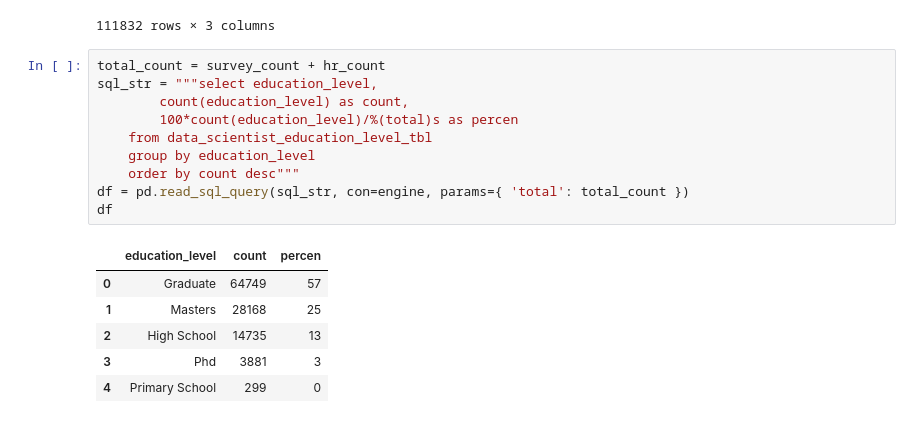
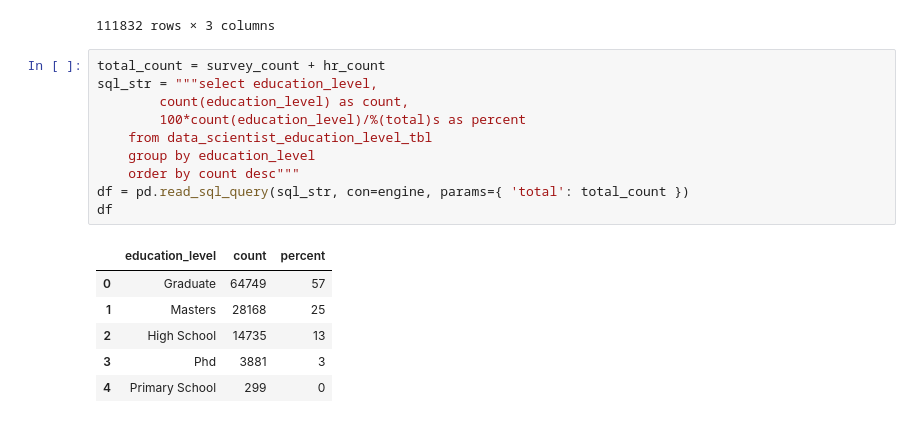
Before and after one commit to jwhite1987/Data-Scientists-and-HR-Analytics, a Jupyter notebook: etl_project.ipynb, the cells around one changed output. Saved outputs shown, nothing was run; the diff lists cells and outputs as text.

```diff
--- a/etl_project.ipynb
+++ b/etl_project.ipynb
@@ -356,15 +356,15 @@ pd.read_sql_query('select * from data_scientist_education_level_tbl', con=engine
 # %%
 total_count = survey_count + hr_count
 sql_str = """select education_level,
         count(education_level) as count,
-        100*count(education_level)/%(total)s as percen
+        100*count(education_level)/%(total)s as percent
     from data_scientist_education_level_tbl
     group by education_level
     order by count desc"""
 df = pd.read_sql_query(sql_str, con=engine, params={ 'total': total_count })
 df
 # %% [output]
-|  | education_level | count | percen |
+|  | education_level | count | percent |
 | 0 | Graduate | 64749 | 57 |
 | 1 | Masters | 28168 | 25 |
 | 2 | High School | 14735 | 13 |
```
Also changed, not shown: 5 other files.
